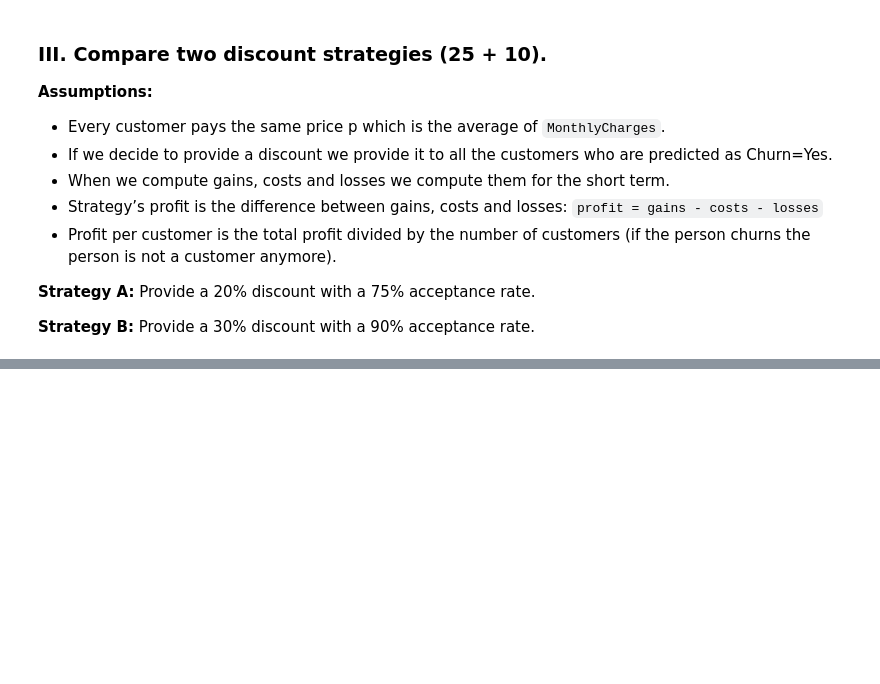
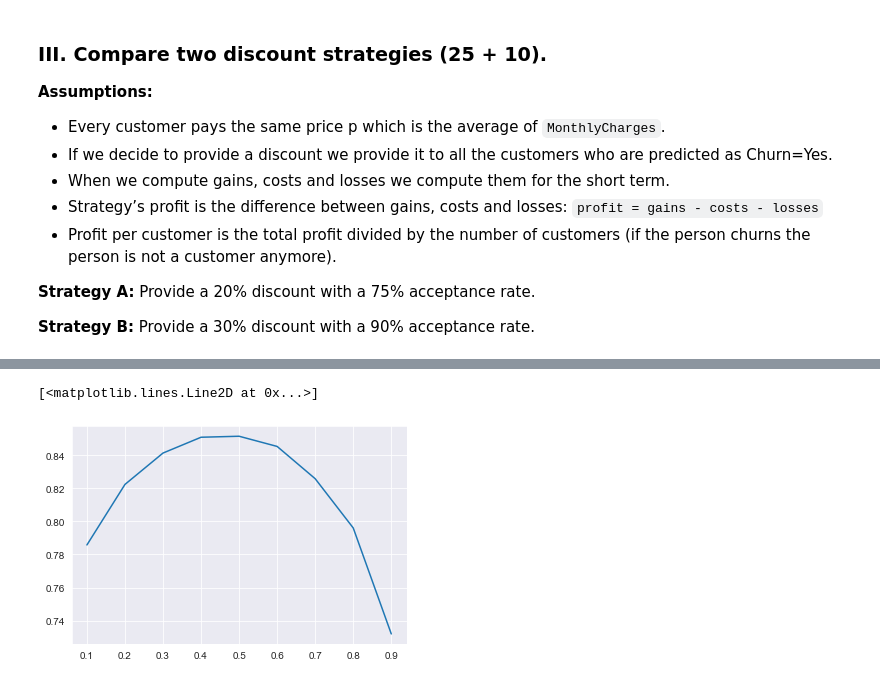
Before and after one commit to Mist3r-R/hse-sse-ds-business-2020, a Jupyter notebook: HW_4.ipynb, the cells around one changed output, grey strips where cells are left out. Saved outputs shown, nothing was run; the diff lists cells and outputs as text; code cells hidden in the pictures; blank space fills up the shorter version.

```diff
--- a/HW_4.ipynb
+++ b/HW_4.ipynb
@@ -182,0 +238,3 @@ FN = 228
+# %%
+acc, pr, pp = compute_metrics(cm, p, B['acceptance'], B['discount'])
+acc, pr, pp
@@ -182,0 +308,25 @@ FN = 228
+# %%
+max_acc = 0.0
+max_prof = 0.0
+max_pp = 0.0
+
+acc_t = 0.0
+prof_t = 0.0
+pp_t = 0.0
+
+for t in thresh:
+    probas = cross_val_predict(logit, X, y, method='predict_proba')
+    pred = (probas[:,1] >= t).astype(int)
+    matrix = confusion_matrix(y, pred)
+    print(f'----------------------Treshold = {t}-----------------------------')
+    acc, prof, pp = compute_metrics(matrix, p, A['acceptance'], A['discount'])
+    if acc > max_acc:
+        max_acc = acc
+        acc_t = t
+    if prof > max_prof:
+        max_prof = prof
+        prof_t = t
+    if pp > max_pp:
+        max_pp = pp
+        pp_t = t
+    print('-------------------------------------------------------------------')
@@ -182,0 +387,11 @@ FN = 228
+# %%
+ra=[]
+for t in thresh:
+    probas = cross_val_predict(logit, X, y, method='predict_proba')
+    pred = (probas[:,1] >= t).astype(int)
+    ra.append(roc_auc_score(y, pred))
+# %%
+plt.plot(thresh, ra)
+# %% [output]
+[<matplotlib.lines.Line2D at 0x...>]
+[figure, added]
```
Also changed, not shown: parts of 26 cells of this notebook.
